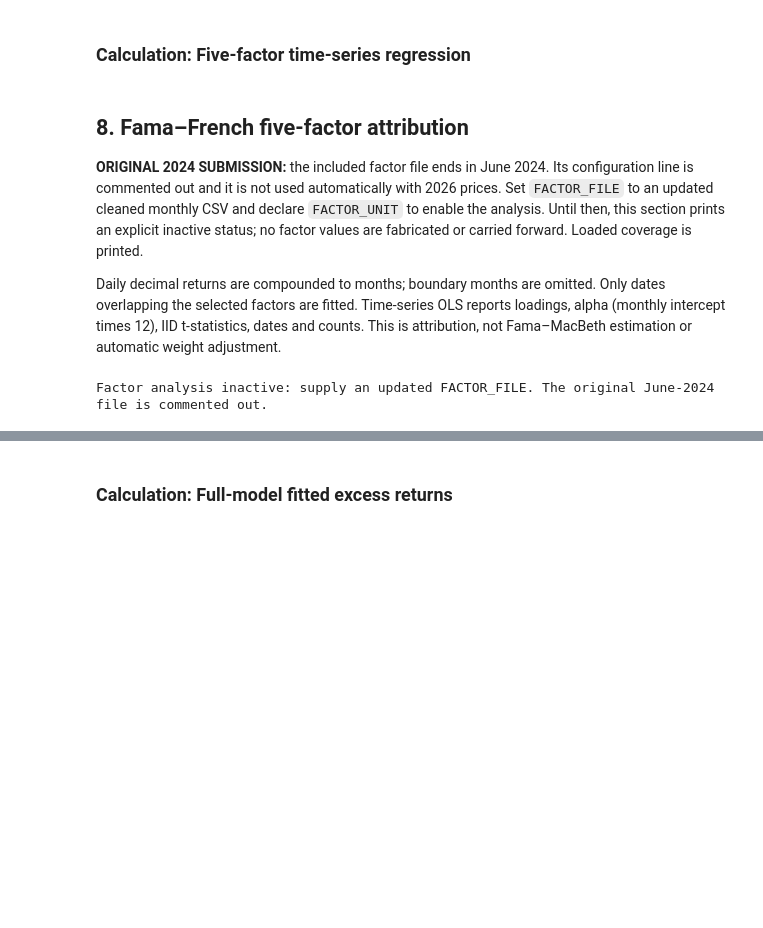
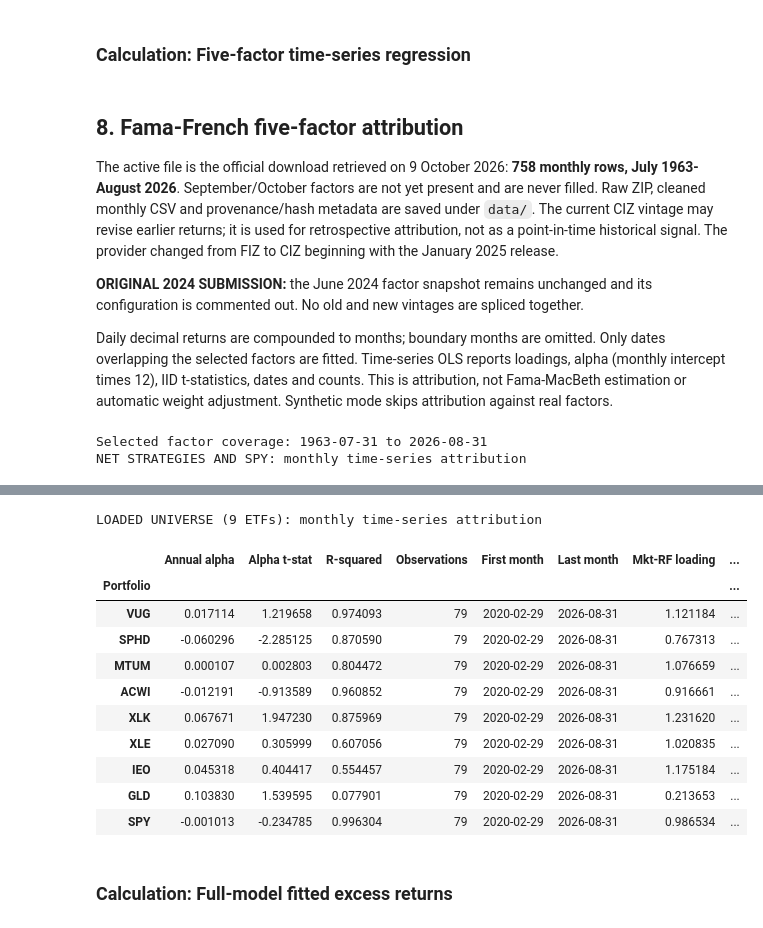
Before and after one commit to reishin0/quant-portfolio-research, a Jupyter notebook: portfolio_construction.ipynb, the cells around one changed output, grey strips where cells are left out. Cells and saved outputs as stored; diff of their text form; code cells hidden in the pictures; blank space fills up the shorter version.

```diff
--- a/portfolio_construction.ipynb
+++ b/portfolio_construction.ipynb
@@ -42,8 +42,8 @@ The missing analyses from the supplied 213-cell notebook have been reconciled be
 DATA_MODE = "yahoo"
 START_DATE = "2020-01-01"
 END_DATE = "2026-10-09"  # Request observations through 8 October 2026.
-FACTOR_FILE = None  # Supply an updated cleaned monthly file to enable factor sections.
-INVESTOR_VIEWS = []  # No current views supplied: BL posterior equals its prior.
+FACTOR_FILE = "data/F-F_Research_Data_5_Factors_2x3_monthly_20261009.csv"  # Through August 2026.
+INVESTOR_VIEWS = []  # Sourced JPM research is in data/professional_views_20261009.json; no numerical ETF mapping inferred.
 VIEWS_AS_OF = None
 RUN_ORIGINAL_CONTEXT = False
 
@@ -994,7 +1074,7 @@ as annual **excess** returns. Summary averages are explicitly equal weighted.
 last_rebalance = result["weight_history"].index.get_level_values("Date").max()
 last_train = result["returns"].loc[result["returns"].index < last_rebalance]
 print("Fit cutoff:", last_train.index[-1].date(), "| Target effective:", last_rebalance.date())
-bl = black_litterman(result["covariance"], return_details=True, views=INVESTOR_VIEWS)
+bl = black_litterman(result["covariance"], return_details=True, views=list(result["views"].itertuples(index=False, name=None)))
 display(bl["P"])
 display(pd.concat([bl["Q"], pd.Series(np.diag(bl["Omega"]), index=bl["Q"].index, name="View uncertainty variance")], axis=1))
 display(bl["predictive_covariance"].round(5))
@@ -1495,18 +1575,23 @@ def factor_regression(monthly_asset_returns, monthly_factors):
         rows.append(row)
     return pd.DataFrame(rows).set_index('Portfolio')
 # %% [markdown]
-## 8. Fama–French five-factor attribution
+## 8. Fama-French five-factor attribution
 
-**ORIGINAL 2024 SUBMISSION:** the included factor file ends in June 2024. Its
-configuration line is commented out and it is not used automatically with 2026 prices.
-Set `FACTOR_FILE` to an updated cleaned monthly CSV and declare `FACTOR_UNIT` to
-enable the analysis. Until then, this section prints an explicit inactive status;
-no factor values are fabricated or carried forward. Loaded coverage is printed.
+The active file is the official download retrieved on 9 October 2026: **758 monthly
+rows, July 1963-August 2026**. September/October factors are not yet present and
+are never filled. Raw ZIP, cleaned monthly CSV and provenance/hash metadata are
+saved under `data/`. The current CIZ vintage may revise earlier returns; it is
+used for retrospective attribution, not as a point-in-time historical signal.
+The provider changed from FIZ to CIZ beginning with the January 2025 release.
+
+**ORIGINAL 2024 SUBMISSION:** the June 2024 factor snapshot remains unchanged and
+its configuration is commented out. No old and new vintages are spliced together.
 
 Daily decimal returns are compounded to months; boundary months are omitted.
 Only dates overlapping the selected factors are fitted. Time-series OLS reports
 loadings, alpha (monthly intercept times 12), IID t-statistics, dates and counts.
-This is attribution, not Fama–MacBeth estimation or automatic weight adjustment.
+This is attribution, not Fama-MacBeth estimation or automatic weight adjustment.
+Synthetic mode skips attribution against real factors.
 # %%
 factor_path = Path(FACTOR_FILE) if FACTOR_FILE else None
 factors = None
@@ -1516,6 +1601,11 @@ if DATA_MODE == "synthetic":
 elif factor_path is None:
     print("Factor analysis inactive: supply an updated FACTOR_FILE. The original June-2024 file is commented out.")
 elif factor_path.exists():
+    if factor_path.name == "F-F_Research_Data_5_Factors_2x3_monthly_20261009.csv":
+        factor_manifest = json.loads(Path("data/ff5_provenance_20261009.json").read_text(encoding="utf-8"))
+        if file_sha256(factor_path) != factor_manifest["monthly_sha256"]:
+            raise ValueError("Selected current factor snapshot does not match its provenance hash.")
+        provenance["factor_source"] = factor_manifest
     factors = load_fama_french_csv(factor_path, unit=FACTOR_UNIT)
     provenance["factor_file_sha256"] = file_sha256(factor_path)
     provenance["factor_unit"] = FACTOR_UNIT
@@ -1532,4 +1622,5 @@ elif factor_path.exists():
 else:
     raise FileNotFoundError(f"Factor attribution requires the declared file: {factor_path}")
 # %% [output]
-Factor analysis inactive: supply an updated FACTOR_FILE. The original June-2024 file is commented out.
+Selected factor coverage: 1963-07-31 to 2026-08-31
+NET STRATEGIES AND SPY: monthly time-series attribution
@@ -1536,3 +1637,15 @@ Factor analysis inactive: supply an updated FACTOR_FILE. The original June-2024
+LOADED UNIVERSE (9 ETFs): monthly time-series attribution
+|  | Annual alpha | Alpha t-stat | R-squared | Observations | First month | Last month | Mkt-RF loading | ... |
+| Portfolio |  |  |  |  |  |  |  | ... |
+| VUG | 0.017114 | 1.219658 | 0.974093 | 79 | 2020-02-29 | 2026-08-31 | 1.121184 | ... |
+| SPHD | -0.060296 | -2.285125 | 0.870590 | 79 | 2020-02-29 | 2026-08-31 | 0.767313 | ... |
+| MTUM | 0.000107 | 0.002803 | 0.804472 | 79 | 2020-02-29 | 2026-08-31 | 1.076659 | ... |
+| ACWI | -0.012191 | -0.913589 | 0.960852 | 79 | 2020-02-29 | 2026-08-31 | 0.916661 | ... |
+| XLK | 0.067671 | 1.947230 | 0.875969 | 79 | 2020-02-29 | 2026-08-31 | 1.231620 | ... |
+| XLE | 0.027090 | 0.305999 | 0.607056 | 79 | 2020-02-29 | 2026-08-31 | 1.020835 | ... |
+| IEO | 0.045318 | 0.404417 | 0.554457 | 79 | 2020-02-29 | 2026-08-31 | 1.175184 | ... |
+| GLD | 0.103830 | 1.539595 | 0.077901 | 79 | 2020-02-29 | 2026-08-31 | 0.213653 | ... |
+| SPY | -0.001013 | -0.234785 | 0.996304 | 79 | 2020-02-29 | 2026-08-31 | 0.986534 | ... |
 # %% [markdown]
 ### Calculation: Full-model fitted excess returns
 # %%
```
Also changed, not shown: parts of 16 cells of this notebook, 15 other files.
